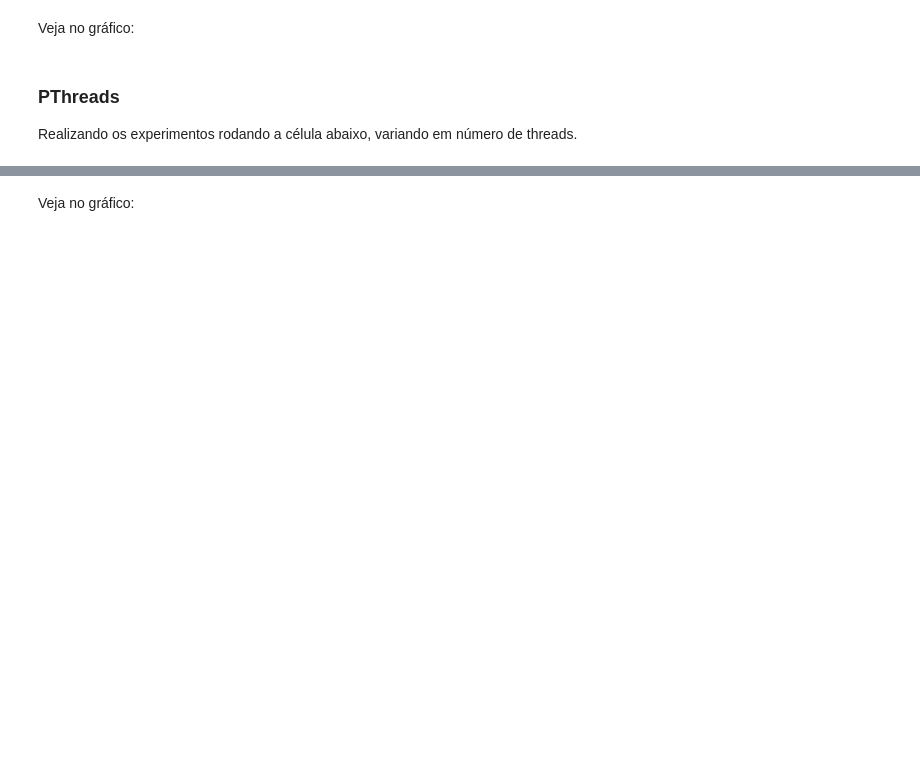
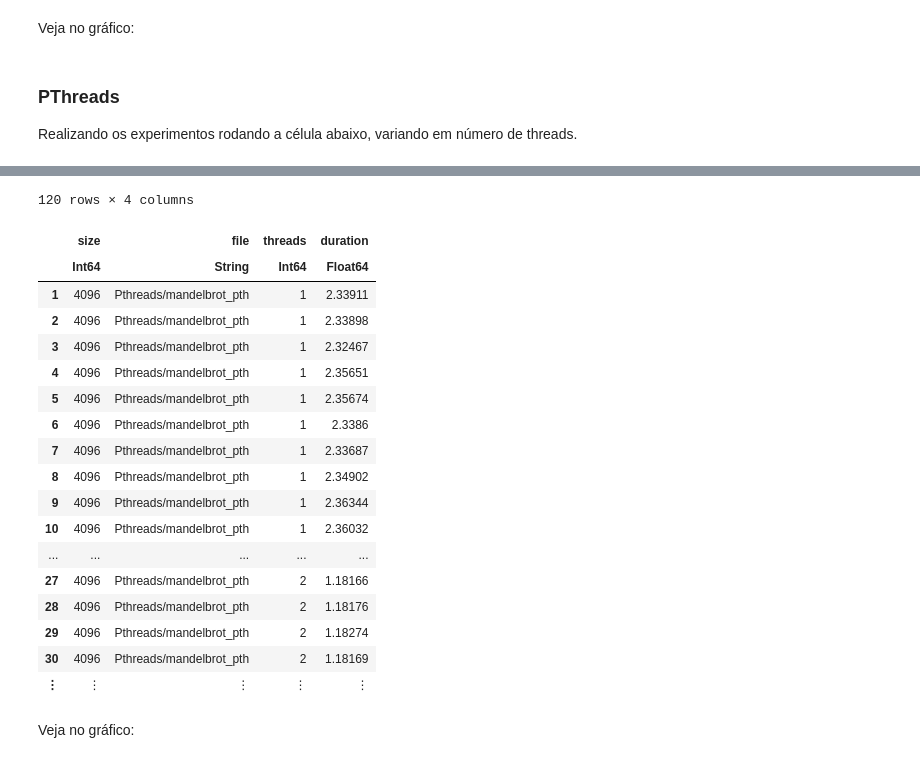
Before and after one commit to danigfavero/concorrente-e-paralela, a Jupyter notebook: EP2/relatorio_ep2.ipynb, the cells around one changed output, grey strips where cells are left out. Cells and saved outputs as stored; diff of their text form; code cells hidden in the pictures; blank space fills up the shorter version.

```diff
--- a/EP2/relatorio_ep2.ipynb
+++ b/EP2/relatorio_ep2.ipynb
@@ -369,0 +377,3 @@ ProcessFailedException: failed process: Process(`./Pthreads/mandelbrot_pth -2.5
+# %%
+results_pth_t = read_csv_results("CSV/results_pth_t.csv")
+parsed_results_pth_t = read_csv_results("CSV/parsed_results_pth_t.csv")
@@ -370,3 +392,25 @@ ProcessFailedException: failed process: Process(`./Pthreads/mandelbrot_pth -2.5
+# %%
+results_pth_t
+# %% [output]
+120 rows × 4 columns
+|  | size | file | threads | duration |
+|  | Int64 | String | Int64 | Float64 |
+| 1 | 4096 | Pthreads/mandelbrot_pth | 1 | 2.33911 |
+| 2 | 4096 | Pthreads/mandelbrot_pth | 1 | 2.33898 |
+| 3 | 4096 | Pthreads/mandelbrot_pth | 1 | 2.32467 |
+| 4 | 4096 | Pthreads/mandelbrot_pth | 1 | 2.35651 |
+| 5 | 4096 | Pthreads/mandelbrot_pth | 1 | 2.35674 |
+| 6 | 4096 | Pthreads/mandelbrot_pth | 1 | 2.3386 |
+| 7 | 4096 | Pthreads/mandelbrot_pth | 1 | 2.33687 |
+| 8 | 4096 | Pthreads/mandelbrot_pth | 1 | 2.34902 |
+| 9 | 4096 | Pthreads/mandelbrot_pth | 1 | 2.36344 |
+| 10 | 4096 | Pthreads/mandelbrot_pth | 1 | 2.36032 |
+| ... | ... | ... | ... | ... |
+| 27 | 4096 | Pthreads/mandelbrot_pth | 2 | 1.18166 |
+| 28 | 4096 | Pthreads/mandelbrot_pth | 2 | 1.18176 |
+| 29 | 4096 | Pthreads/mandelbrot_pth | 2 | 1.18274 |
+| 30 | 4096 | Pthreads/mandelbrot_pth | 2 | 1.18169 |
+| ⋮ | ⋮ | ⋮ | ⋮ | ⋮ |
 # %% [markdown]
 Veja no gráfico:
 # %%
```
Also changed, not shown: parts of 6 cells of this notebook, 4 other files.
